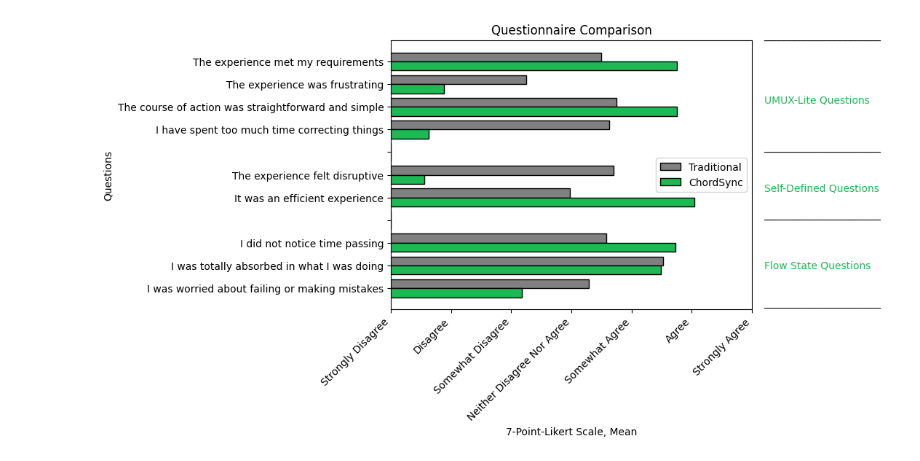
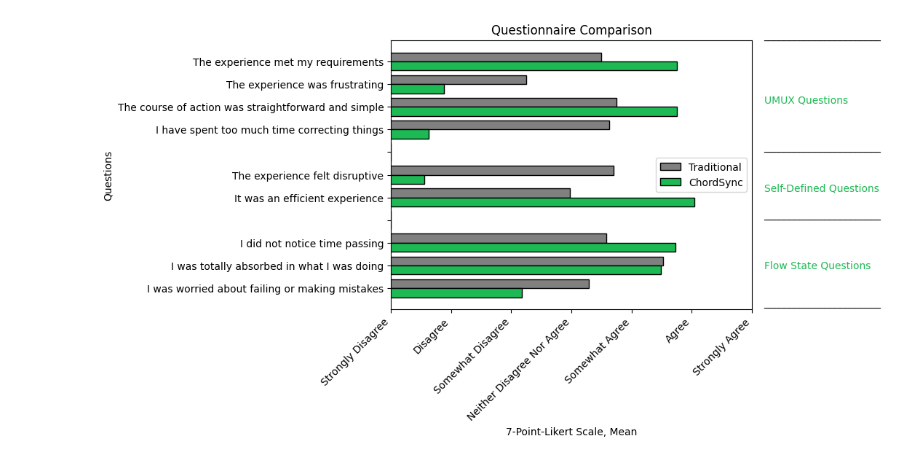
Before and after one commit to simonroedig/ChordSync_Study, a Jupyter notebook: study_analysis_questionnaire.ipynb, the cells around one changed output. Saved outputs shown, nothing was run; the diff lists cells and outputs as text; code cells hidden in the pictures.

```diff
--- a/study_analysis_questionnaire.ipynb
+++ b/study_analysis_questionnaire.ipynb
@@ -108,32 +108,39 @@ colors_traditional.reverse()
 colors_chordsync.reverse()
 
 Y_axis = np.arange(len(X))
 
-labels = ['Flow State Questions', 'Self-Defined Questions', 'UMUX-Lite Questions', "_______________________"]
+# SUS score aussrechnen (system usability scale)
+# https://measuringu.com/umux-lite/
+# How to Calculate the UMUX Score
+# umux score aussrchen https://help.qualaroo.com/usability-metric-for-user-experience (scala von 1-7), auf scale mapping und dann halt scale relativ abziehen
+# mit diesen scroe vergleichen, bzwl sehr relavante punkte direkt ansprechen
+# Dependend/paired t-test (signifikanter unterschied zwischen den beiden systemen) (hier within-subject design) (wilcoxon signed rank test)
+# https://testscience.org/measuring-usability/  (Formel für UMUX und SUS, beide machen und vgleichen)
+labels = ['Flow State Questions', 'Self-Defined Questions', 'UMUX Questions', "_______________________"]
 colors = [flow_state_color, self_defined_color, umux_lite_color]
 
 plt.text(19.2, 8.3, labels[2], color=colors[2], va='center', ha='left')
 plt.text(19.2, 4.4, labels[1], color=colors[1], va='center', ha='left')
 plt.text(19.2, Y_axis[1], labels[0], color=colors[0], va='center', ha='left')
 
 plt.text(19.2, 3.2, labels[3], color="black", va='center', ha='left')
 plt.text(19.2, 6.2, labels[3], color="black", va='center', ha='left')
 
 plt.text(19.2, -0.7, labels[3], color="black", va='center', ha='left')
 plt.text(19.2, 11.1, labels[3], color="black", va='center', ha='left')
 
 
 plt.barh(Y_axis + 0.2, np.maximum(traditional_means[::-1], 13), 0.4, label='Traditional', color=colors_traditional, edgecolor='black')
 plt.barh(Y_axis - 0.2, np.maximum(chordsync_means[::-1], 13), 0.4, label='ChordSync', color=colors_chordsync, edgecolor='black')
 
 plt.yticks(Y_axis, X, rotation=0, ha="right")
 plt.xticks(scale_values, seven_point_likert, rotation=45, ha="right")  # Rotate x-axis labels by 45 degrees
 plt.xlim(13, 19)  # Set the minimum value for the x-axis
 
 plt.xlabel("7-Point-Likert Scale, Mean")
 plt.ylabel("Questions")
 plt.title("Questionnaire Comparison")
 plt.legend()
 plt.show()
 # %% [output]
-[figure, old version]
+[figure, new version]
```
Also changed, not shown: 6 other files.
